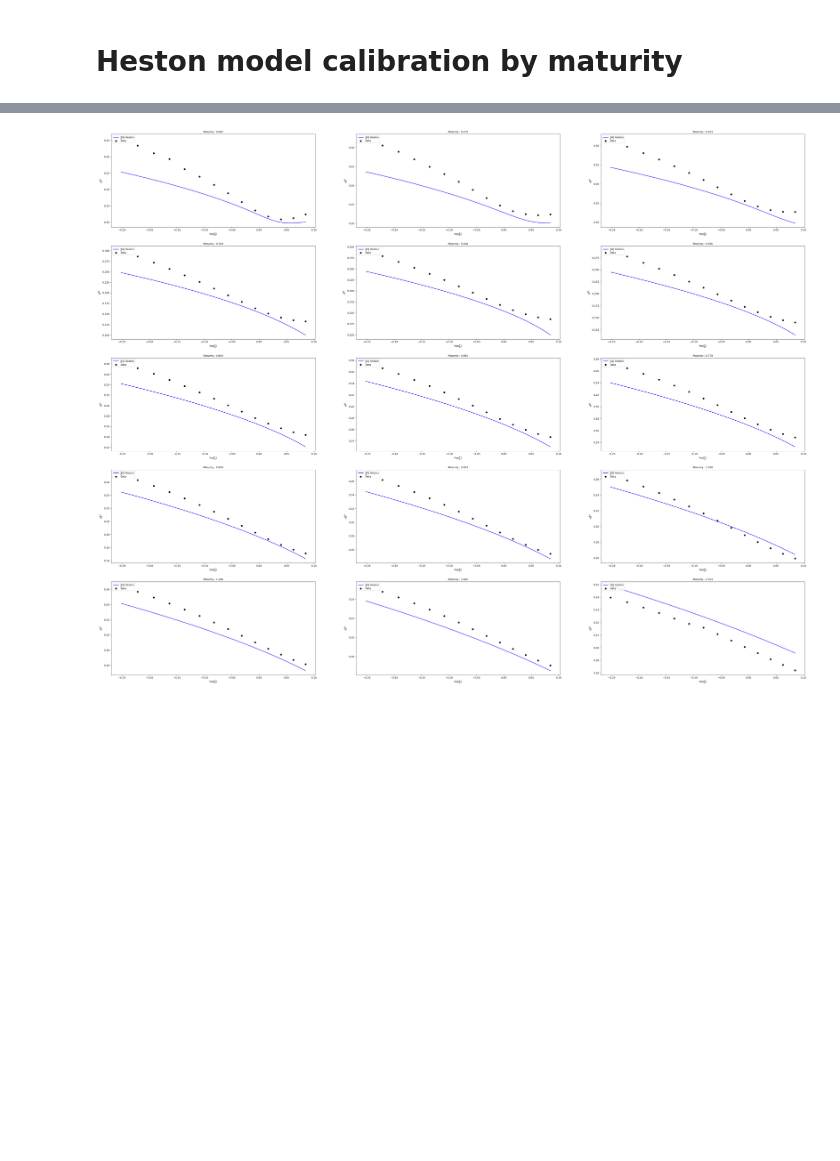
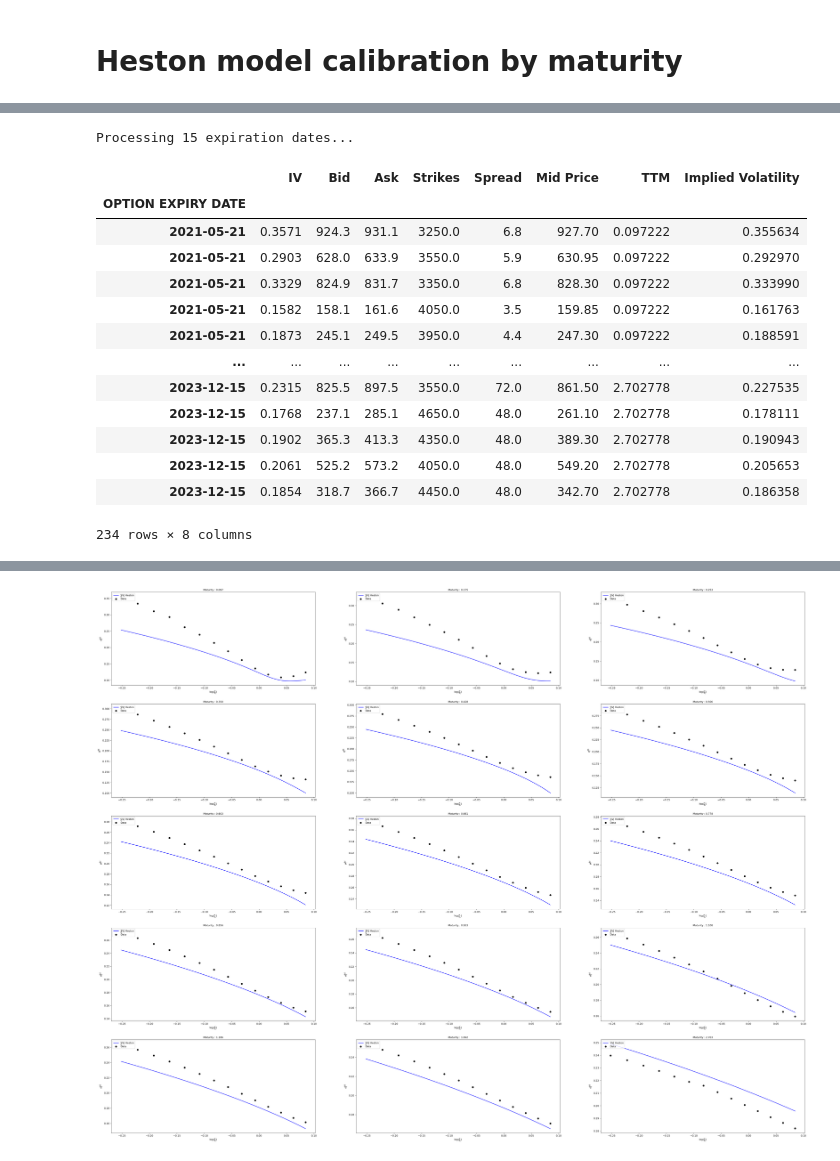
Before and after one commit to EM51641/Master-Thesis-, a Jupyter notebook: Code/Calibration by maturities for stochastic volatility models .ipynb, the cells around one changed output, grey strips where cells are left out. Cells and saved outputs as stored; diff of their text form; code cells hidden in the pictures; blank space fills up the shorter version.

Commit message:
cleaning my master thesis

```diff
--- a/Code/Calibration by maturities for stochastic volatility models .ipynb
+++ b/Code/Calibration by maturities for stochastic volatility models .ipynb
@@ -106,0 +6,10 @@ prices = (L.groupby(['TTM','Strikes']).mean())['Mid Price'].values
+# %%
+import pandas as pd
+DATA_FILE_PATH = '/Users/lilou/Desktop/projects/Master-Thesis-/Data/Data.xlsx'
+
+# Load the options data
+print("Loading options market data from Excel file...")
+options_raw_data = pd.read_excel(DATA_FILE_PATH)
+
+print(f"✅ Successfully loaded {len(options_raw_data)} option records")
+print(f"📊 Dataset shape: {options_raw_data.shape}")
@@ -106,0 +28,13 @@ prices = (L.groupby(['TTM','Strikes']).mean())['Mid Price'].values
+# %%
+print("Setting up data structure...")
+
+# Use expiry dates as index (crucial for grouping options by maturity)
+options_market_data = options_raw_data.copy()
+options_market_data.index = options_market_data['OPTION EXPIRY DATE']
+
+# Remove redundant column since it's now the index
+options_market_data = options_market_data.drop(columns='OPTION EXPIRY DATE')
+
+print("✅ Data structure configured")
+print(f"📅 Date range: {options_market_data.index.min()} to {options_market_data.index.max()}")
+print(f"🗓️  Unique expiry dates: {len(options_market_data.index.unique())}")
@@ -106,0 +593,6 @@ prices = (L.groupby(['TTM','Strikes']).mean())['Mid Price'].values
+# %%
+CURRENT_DATE = date(2021, 4, 16)
+market_data = process_options_volatility_surface(enriched_options_market_data)
+ql_env = setup_quantlib_environment(CURRENT_DATE, RISK_FREE_RATE_PCT, DIVIDEND_RATE_PCT)
+# %% [output]
+Processing 15 expiration dates...
@@ -106,0 +822,17 @@ prices = (L.groupby(['TTM','Strikes']).mean())['Mid Price'].values
+# %%
+enriched_options_market_data
+# %% [output]
+|  | IV | Bid | Ask | Strikes | Spread | Mid Price | TTM | Implied Volatility |
+| OPTION EXPIRY DATE |  |  |  |  |  |  |  |  |
+| 2021-05-21 | 0.3571 | 924.3 | 931.1 | 3250.0 | 6.8 | 927.70 | 0.097222 | 0.355634 |
+| 2021-05-21 | 0.2903 | 628.0 | 633.9 | 3550.0 | 5.9 | 630.95 | 0.097222 | 0.292970 |
+| 2021-05-21 | 0.3329 | 824.9 | 831.7 | 3350.0 | 6.8 | 828.30 | 0.097222 | 0.333990 |
+| 2021-05-21 | 0.1582 | 158.1 | 161.6 | 4050.0 | 3.5 | 159.85 | 0.097222 | 0.161763 |
+| 2021-05-21 | 0.1873 | 245.1 | 249.5 | 3950.0 | 4.4 | 247.30 | 0.097222 | 0.188591 |
+| ... | ... | ... | ... | ... | ... | ... | ... | ... |
+| 2023-12-15 | 0.2315 | 825.5 | 897.5 | 3550.0 | 72.0 | 861.50 | 2.702778 | 0.227535 |
+| 2023-12-15 | 0.1768 | 237.1 | 285.1 | 4650.0 | 48.0 | 261.10 | 2.702778 | 0.178111 |
+| 2023-12-15 | 0.1902 | 365.3 | 413.3 | 4350.0 | 48.0 | 389.30 | 2.702778 | 0.190943 |
+| 2023-12-15 | 0.2061 | 525.2 | 573.2 | 4050.0 | 48.0 | 549.20 | 2.702778 | 0.205653 |
+| 2023-12-15 | 0.1854 | 318.7 | 366.7 | 4450.0 | 48.0 | 342.70 | 2.702778 | 0.186358 |
+234 rows × 8 columns
```
Also changed, not shown: parts of 29 cells of this notebook, 5 other files.
